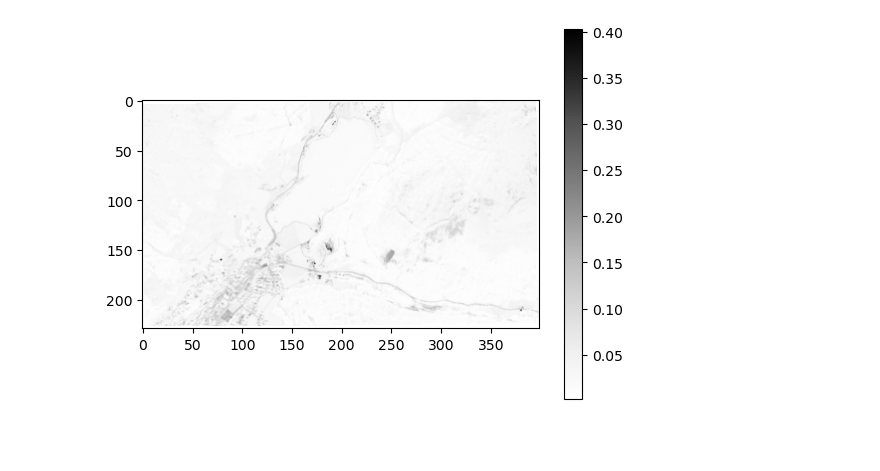
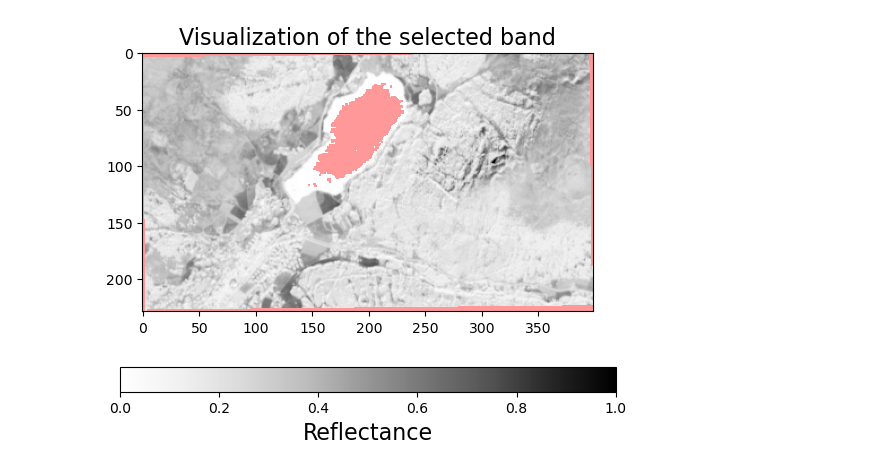
Before and after one commit to uzh-eoas/EOTutorials, a Jupyter notebook: Demo_Sentinel2_indices.ipynb, the cells around one changed output. Saved outputs shown, nothing was run; the diff lists cells and outputs as text; code cells hidden in the pictures; blank space fills up the shorter version.

Commit message:
First version S2_index demo

```diff
--- a/Demo_Sentinel2_indices.ipynb
+++ b/Demo_Sentinel2_indices.ipynb
@@ -9,3 +27,11 @@ import matplotlib.pyplot as plt
 # %%
+# Load packages necessary for the script
+import warnings
+warnings.filterwarnings('ignore') # ignores the runtime warnings happening when dividing by 0 (they are not printed in the output)
+import rasterio
+import numpy as np
+import matplotlib.pyplot as plt
+
+# Read in the Sentinel-2 demo file from the data folder
 with rasterio.open('Data/S2B_20240823T101559_davos.tif') as src:
-    dav_s2 = src.read()
+    s2_image = src.read()
@@ -19,6 +57,7 @@ plt.show()
 # %%
-# Divide by 10'000 to get reflectance in %
-dav_s2 = dav_s2/10000
+# Divide by 10'000 to get reflectance between 0 and 1
+s2_image = s2_image/10000
 
-# Fill 0 with NaN
-dav_s2[dav_s2 == 0] = np.nan
+# Fill 0 with NaN to help with visualizing
+s2_image_nan = s2_image.copy()
+s2_image_nan[s2_image_nan == 0] = np.nan
@@ -25,6 +69,14 @@ dav_s2[dav_s2 == 0] = np.nan
 # %%
-plt.imshow(dav_s2[1], cmap='Greys')
-plt.colorbar()
-plt.show()
+# Make a figure of a single band
+cmap = plt.get_cmap('Greys')                            # define the colormap as greyscale
+cmap.set_bad(color='red', alpha=0.4)                    # define the color for the NaN pixels
+
+# Select/change the spectral band
+plt.imshow(s2_image_nan[7], cmap=cmap, vmin=0, vmax=1)  # plot the desired band e.g. B08=[7]
+
+plt.title('Visualization of the selected band', fontsize=16) # add a title
+cbar = plt.colorbar(orientation='horizontal')           # generate a colorbar
+cbar.set_label('Reflectance', fontsize=16)              # add a label to the colorbar
+plt.show()                                              # display the figure
 # %% [output]
-[figure, old version]
+[figure, new version]
```
Also changed, not shown: parts of 32 cells of this notebook.
